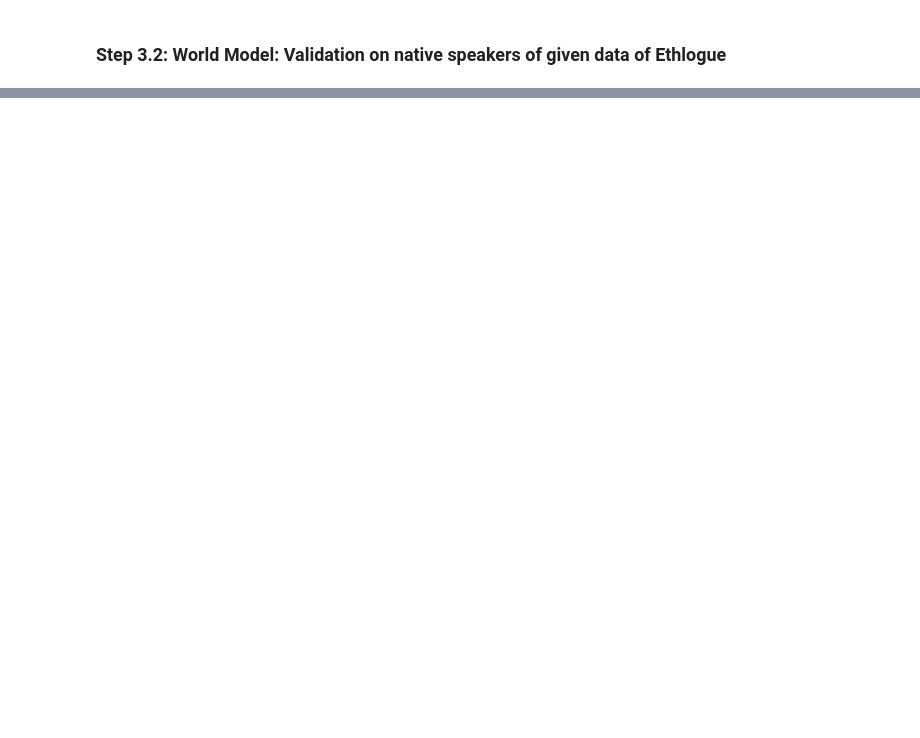
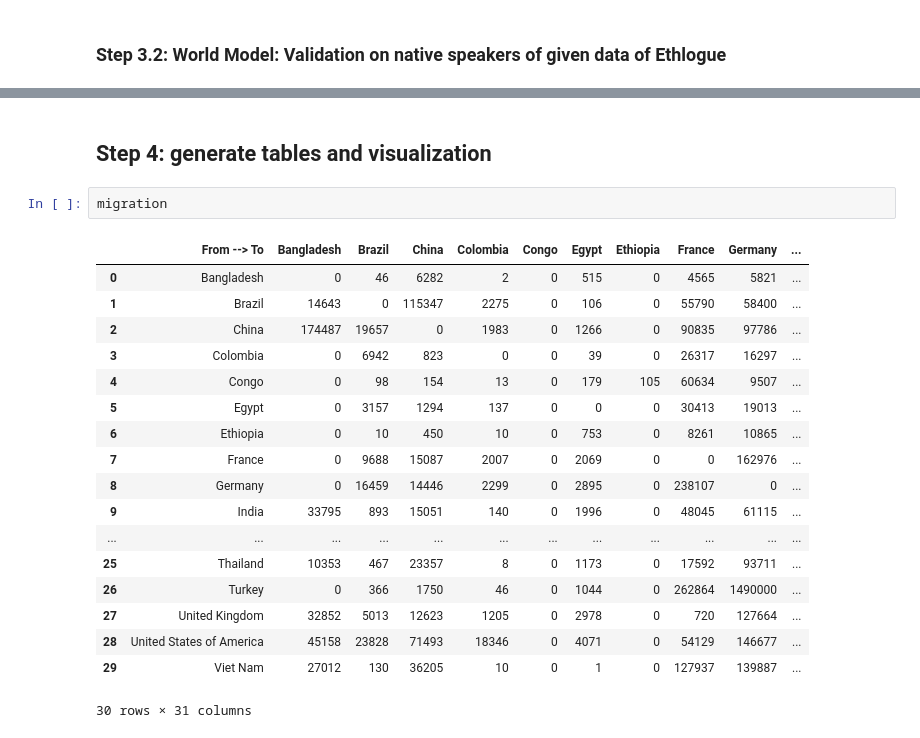
Before and after one commit to Horacehxw/Language_Prediction, a Jupyter notebook: Untitled.ipynb, the cells around one changed output, grey strips where cells are left out. Cells and saved outputs as stored; diff of their text form; blank space fills up the shorter version.

```diff
--- a/Untitled.ipynb
+++ b/Untitled.ipynb
@@ -486,0 +576,23 @@ def fig_language_validate(language_data, title):
+# %% [markdown]
+## Step 4: generate tables and visualization
+# %%
+migration
+# %% [output]
+|  | From --> To | Bangladesh | Brazil | China | Colombia | Congo | Egypt | Ethiopia | France | Germany | ... |
+| 0 | Bangladesh | 0 | 46 | 6282 | 2 | 0 | 515 | 0 | 4565 | 5821 | ... |
+| 1 | Brazil | 14643 | 0 | 115347 | 2275 | 0 | 106 | 0 | 55790 | 58400 | ... |
+| 2 | China | 174487 | 19657 | 0 | 1983 | 0 | 1266 | 0 | 90835 | 97786 | ... |
+| 3 | Colombia | 0 | 6942 | 823 | 0 | 0 | 39 | 0 | 26317 | 16297 | ... |
+| 4 | Congo | 0 | 98 | 154 | 13 | 0 | 179 | 105 | 60634 | 9507 | ... |
+| 5 | Egypt | 0 | 3157 | 1294 | 137 | 0 | 0 | 0 | 30413 | 19013 | ... |
+| 6 | Ethiopia | 0 | 10 | 450 | 10 | 0 | 753 | 0 | 8261 | 10865 | ... |
+| 7 | France | 0 | 9688 | 15087 | 2007 | 0 | 2069 | 0 | 0 | 162976 | ... |
+| 8 | Germany | 0 | 16459 | 14446 | 2299 | 0 | 2895 | 0 | 238107 | 0 | ... |
+| 9 | India | 33795 | 893 | 15051 | 140 | 0 | 1996 | 0 | 48045 | 61115 | ... |
+| ... | ... | ... | ... | ... | ... | ... | ... | ... | ... | ... | ... |
+| 25 | Thailand | 10353 | 467 | 23357 | 8 | 0 | 1173 | 0 | 17592 | 93711 | ... |
+| 26 | Turkey | 0 | 366 | 1750 | 46 | 0 | 1044 | 0 | 262864 | 1490000 | ... |
+| 27 | United Kingdom | 32852 | 5013 | 12623 | 1205 | 0 | 2978 | 0 | 720 | 127664 | ... |
+| 28 | United States of America | 45158 | 23828 | 71493 | 18346 | 0 | 4071 | 0 | 54129 | 146677 | ... |
+| 29 | Viet Nam | 27012 | 130 | 36205 | 10 | 0 | 1 | 0 | 127937 | 139887 | ... |
+30 rows × 31 columns
```
Also changed, not shown: parts of 54 cells of this notebook, 1 other file.
